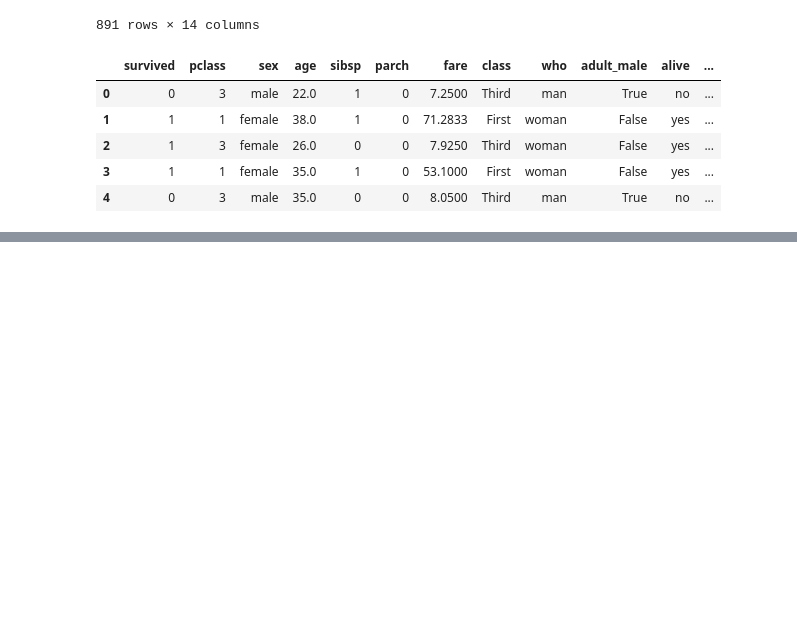
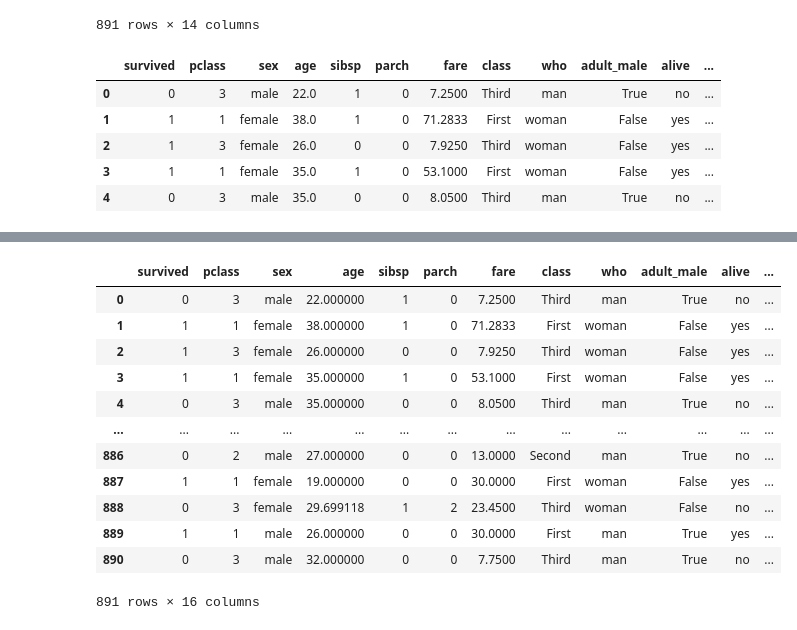
Before and after one commit to joo9810/Study, a Jupyter notebook: 빅데이터분석기사/part2/1유형/CHAPTER01.ipynb, the cells around one changed output, grey strips where cells are left out. Cells and saved outputs as stored; diff of their text form; code cells hidden in the pictures; blank space fills up the shorter version.

```diff
--- a/빅데이터분석기사/part2/1유형/CHAPTER01.ipynb
+++ b/빅데이터분석기사/part2/1유형/CHAPTER01.ipynb
@@ -124,0 +184,24 @@ titanic.head(5)
+# %%
+# 생존 여부 특성 추가
+titanic['survived'].map({1 : 'Survived', 0 : 'Not Survived'})
+# titanic['survived'] = list(map(lambda x : 'Survived' if x == 1 else 'Not Survived', titanic['survived']))
+
+# 더미 변수화
+dummy_titanic = pd.get_dummies(titanic['Alone'], prefix='Alone')
+titanic = pd.concat([titanic, dummy_titanic], axis=1)
+
+titanic
+# %% [output]
+|  | survived | pclass | sex | age | sibsp | parch | fare | class | who | adult_male | alive | ... |
+| 0 | 0 | 3 | male | 22.000000 | 1 | 0 | 7.2500 | Third | man | True | no | ... |
+| 1 | 1 | 1 | female | 38.000000 | 1 | 0 | 71.2833 | First | woman | False | yes | ... |
+| 2 | 1 | 3 | female | 26.000000 | 0 | 0 | 7.9250 | Third | woman | False | yes | ... |
+| 3 | 1 | 1 | female | 35.000000 | 1 | 0 | 53.1000 | First | woman | False | yes | ... |
+| 4 | 0 | 3 | male | 35.000000 | 0 | 0 | 8.0500 | Third | man | True | no | ... |
+| ... | ... | ... | ... | ... | ... | ... | ... | ... | ... | ... | ... | ... |
+| 886 | 0 | 2 | male | 27.000000 | 0 | 0 | 13.0000 | Second | man | True | no | ... |
+| 887 | 1 | 1 | female | 19.000000 | 0 | 0 | 30.0000 | First | woman | False | yes | ... |
+| 888 | 0 | 3 | female | 29.699118 | 1 | 2 | 23.4500 | Third | woman | False | no | ... |
+| 889 | 1 | 1 | male | 26.000000 | 0 | 0 | 30.0000 | First | man | True | yes | ... |
+| 890 | 0 | 3 | male | 32.000000 | 0 | 0 | 7.7500 | Third | man | True | no | ... |
+891 rows × 16 columns
```
Also changed, not shown: parts of 3 cells of this notebook.
